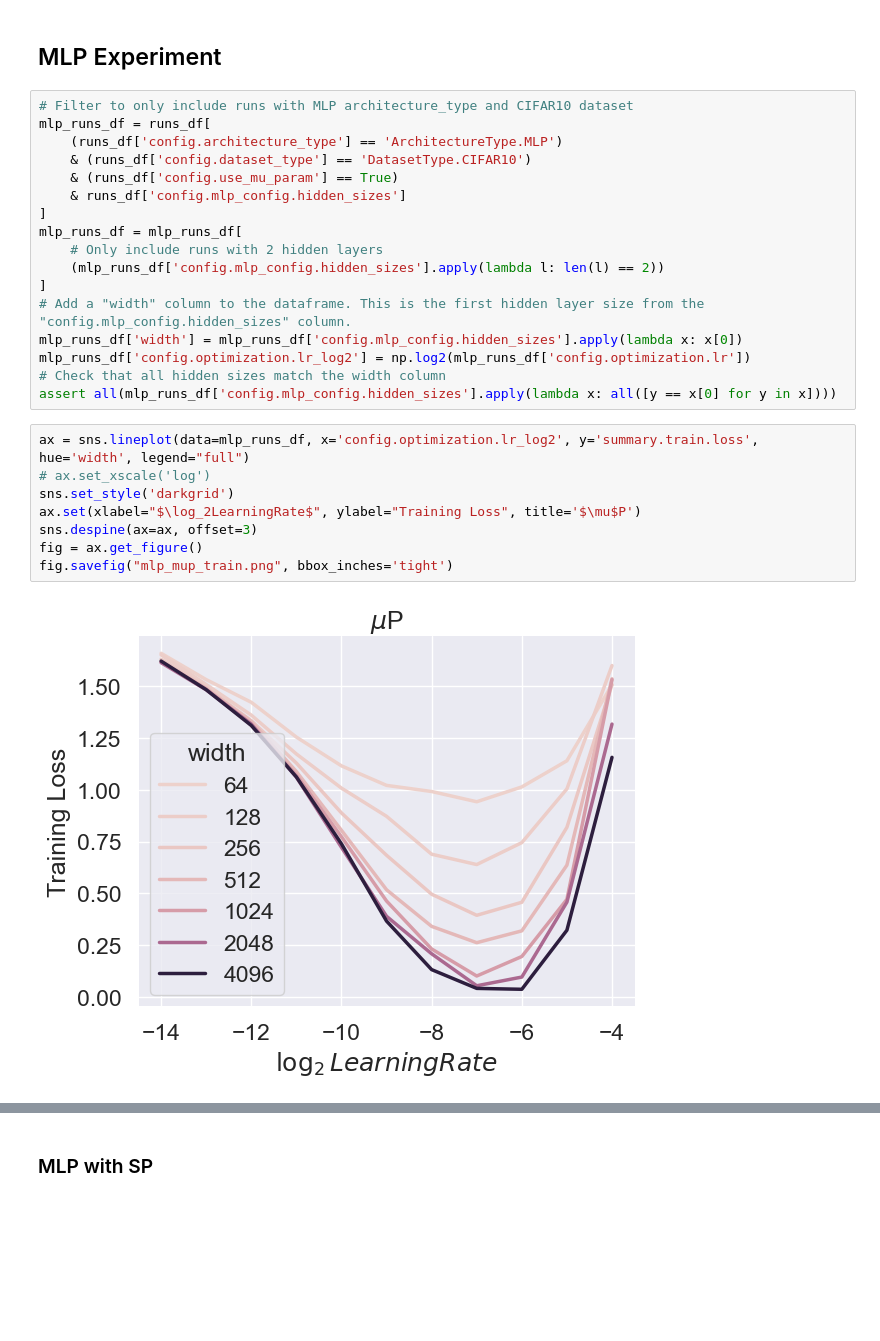
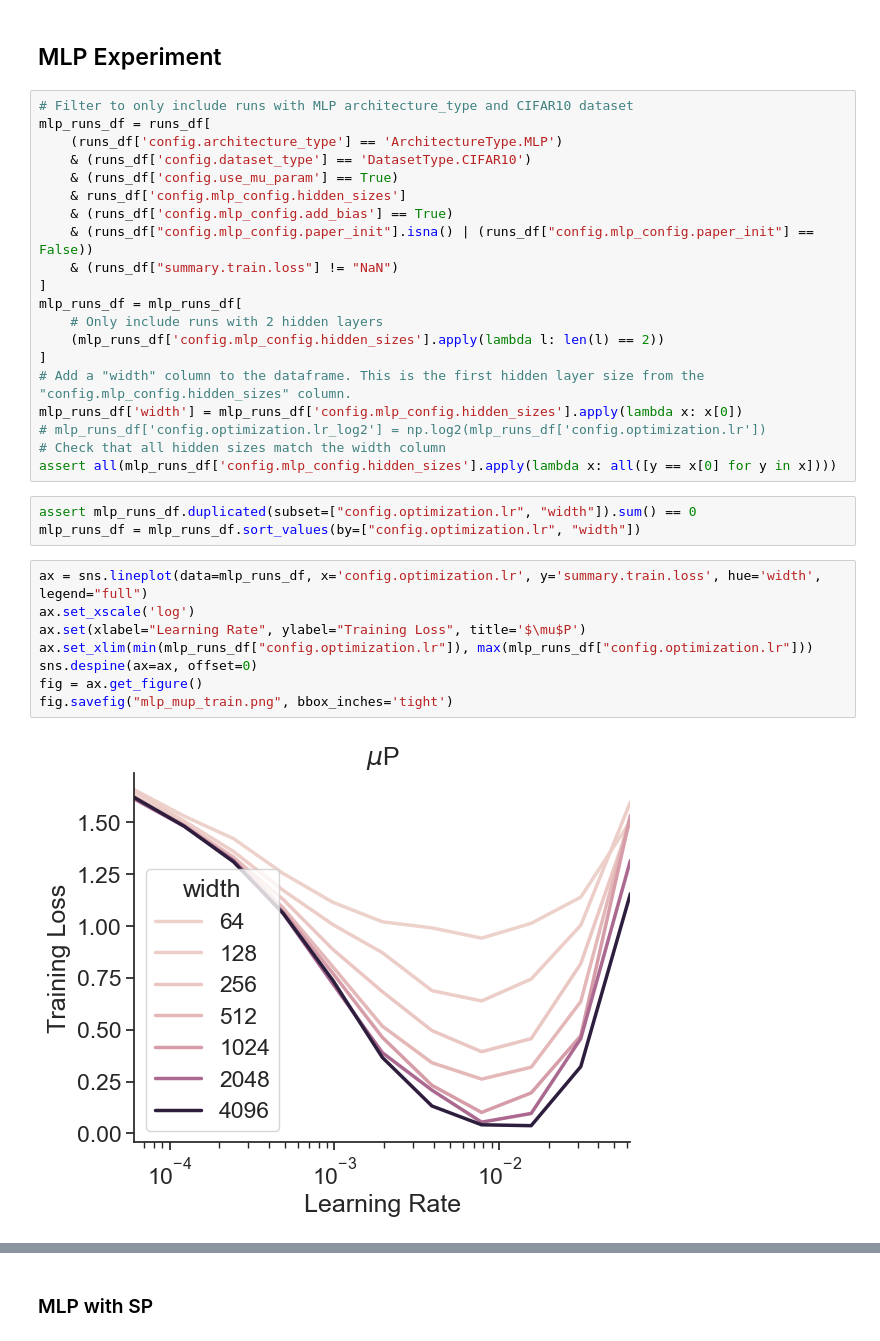
Before and after one commit to BrunoKM/tensor-reprogram, a Jupyter notebook: plots/hyperparam_vs_scale_alignment.ipynb, the cells around one changed output, grey strips where cells are left out. Saved outputs shown, nothing was run; the diff lists cells and outputs as text; blank space fills up the shorter version.

```diff
--- a/plots/hyperparam_vs_scale_alignment.ipynb
+++ b/plots/hyperparam_vs_scale_alignment.ipynb
@@ -99,6 +99,9 @@ mlp_runs_df = runs_df[
     & (runs_df['config.dataset_type'] == 'DatasetType.CIFAR10')
     & (runs_df['config.use_mu_param'] == True)
     & runs_df['config.mlp_config.hidden_sizes']
+    & (runs_df['config.mlp_config.add_bias'] == True)
+    & (runs_df["config.mlp_config.paper_init"].isna() | (runs_df["config.mlp_config.paper_init"] == False))
+    & (runs_df["summary.train.loss"] != "NaN")
 ]
 mlp_runs_df = mlp_runs_df[
     # Only include runs with 2 hidden layers
@@ -106,17 +109,20 @@ mlp_runs_df = mlp_runs_df[
 ]
 # Add a "width" column to the dataframe. This is the first hidden layer size from the "config.mlp_config.hidden_sizes" column.
 mlp_runs_df['width'] = mlp_runs_df['config.mlp_config.hidden_sizes'].apply(lambda x: x[0])
-mlp_runs_df['config.optimization.lr_log2'] = np.log2(mlp_runs_df['config.optimization.lr'])
+# mlp_runs_df['config.optimization.lr_log2'] = np.log2(mlp_runs_df['config.optimization.lr'])
 # Check that all hidden sizes match the width column
 assert all(mlp_runs_df['config.mlp_config.hidden_sizes'].apply(lambda x: all([y == x[0] for y in x])))
+# %%
+assert mlp_runs_df.duplicated(subset=["config.optimization.lr", "width"]).sum() == 0
+mlp_runs_df = mlp_runs_df.sort_values(by=["config.optimization.lr", "width"])
 # %%
-ax = sns.lineplot(data=mlp_runs_df, x='config.optimization.lr_log2', y='summary.train.loss', hue='width', legend="full")
-# ax.set_xscale('log')
-sns.set_style('darkgrid')
-ax.set(xlabel="$\log_2LearningRate$", ylabel="Training Loss", title='$\mu$P')
-sns.despine(ax=ax, offset=3)
+ax = sns.lineplot(data=mlp_runs_df, x='config.optimization.lr', y='summary.train.loss', hue='width', legend="full")
+ax.set_xscale('log')
+ax.set(xlabel="Learning Rate", ylabel="Training Loss", title='$\mu$P')
+ax.set_xlim(min(mlp_runs_df["config.optimization.lr"]), max(mlp_runs_df["config.optimization.lr"]))
+sns.despine(ax=ax, offset=0)
 fig = ax.get_figure()
 fig.savefig("mlp_mup_train.png", bbox_inches='tight')
 # %% [output]
-[figure, old version]
+[figure, new version]
 # %%
```
Also changed, not shown: parts of 5 cells of this notebook.
